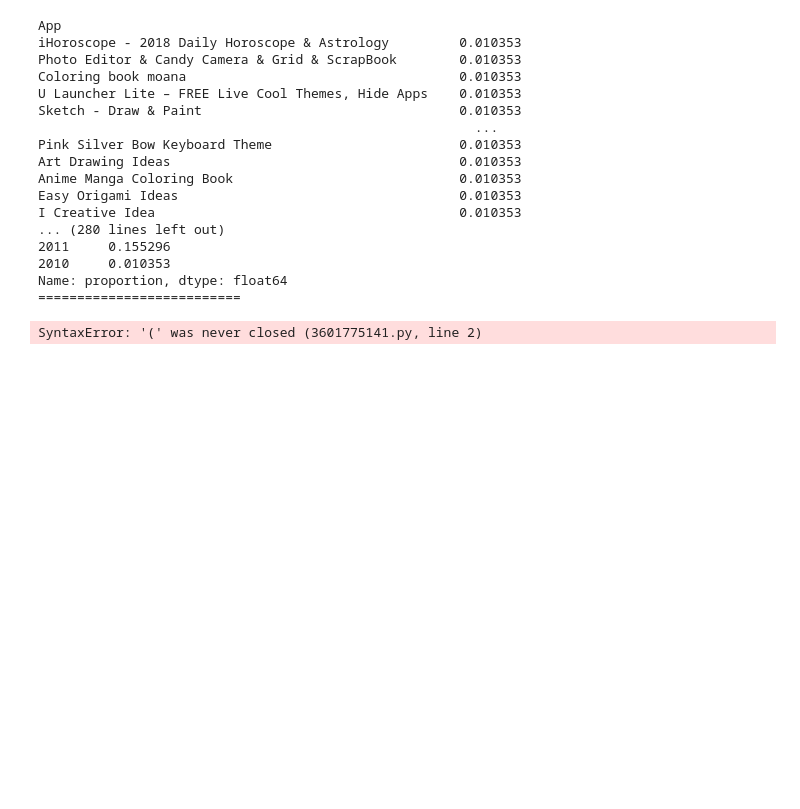
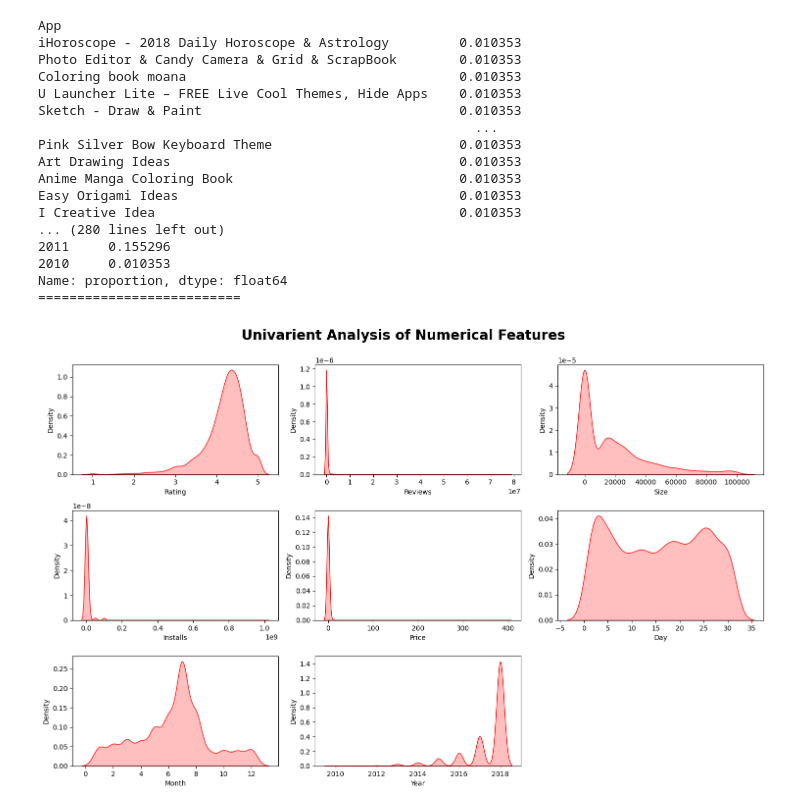
Before and after one commit to CodeLoopdroid/AI_ML_Bootcamp, a Jupyter notebook: Feature_Engineering/EDA_Playstore.ipynb, the cells around one changed output. Cells and saved outputs as stored; diff of their text form; code cells hidden in the pictures; blank space fills up the shorter version.

```diff
--- a/Feature_Engineering/EDA_Playstore.ipynb
+++ b/Feature_Engineering/EDA_Playstore.ipynb
@@ -84,13 +84,13 @@ Name: proportion, dtype: float64
 ==========================
 # %%
 plt.figure(figsize=(15,15))
-plt.suptitle("Univarient Analysis of Numerical Features", fontsize = 20, fontweight = "bold", y = 1.05
+plt.suptitle("Univarient Analysis of Numerical Features", fontsize = 20, fontweight = "bold", y = 1.0)
 
 for i , x in enumerate(numerical_column, start=0):
     plt.subplot(5, 3, i + 1)
     sns.kdeplot(data=df_copy[x], fill = True, color ="red")
     plt.xlabel(x)
     plt.tight_layout()
 plt.show()
 # %% [output]
-SyntaxError: '(' was never closed (3601775141.py, line 2)
+[figure, added]
```
